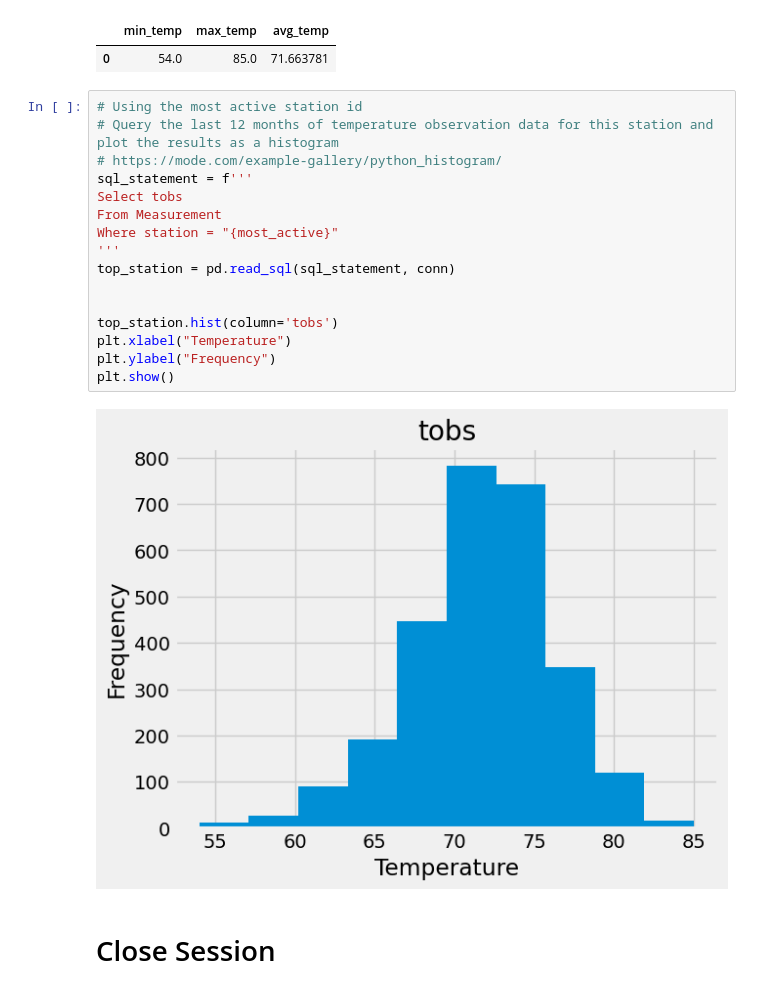
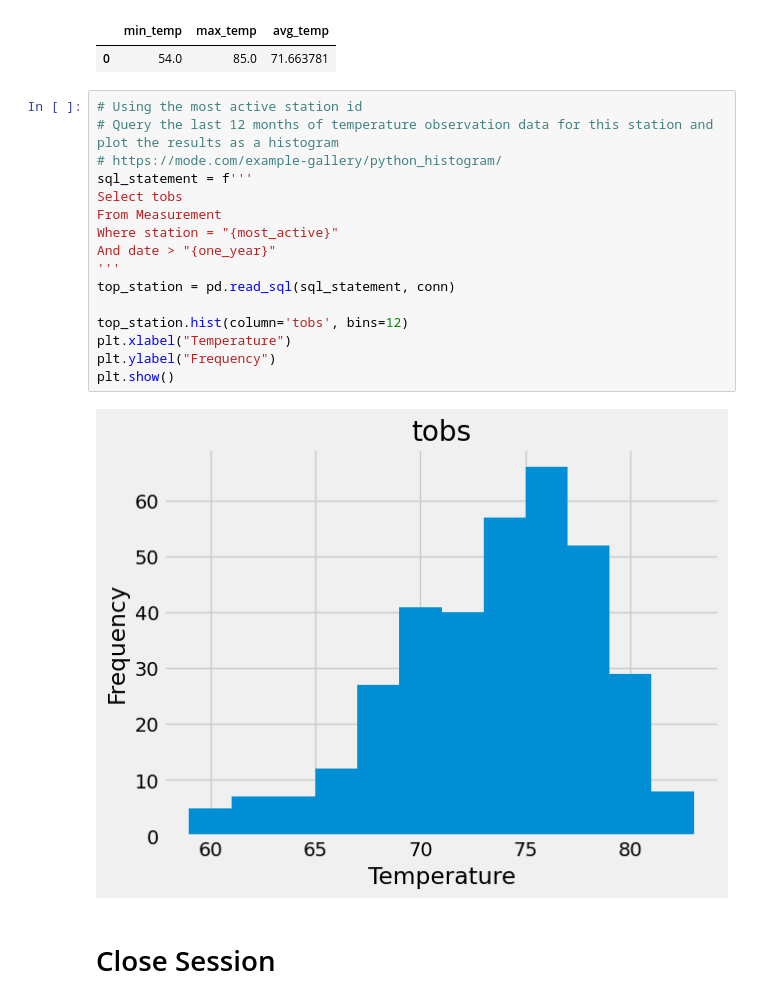
Before and after one commit to sma005/sqlalchemy-challenge, a Jupyter notebook: SurfsUp/climate_starter.ipynb, the cells around one changed output. Cells and saved outputs as stored; diff of their text form.

```diff
--- a/SurfsUp/climate_starter.ipynb
+++ b/SurfsUp/climate_starter.ipynb
@@ -162,21 +154,21 @@ central_measurement
 # %%
 # Using the most active station id
 # Query the last 12 months of temperature observation data for this station and plot the results as a histogram
 # https://mode.com/example-gallery/python_histogram/
 sql_statement = f'''
 Select tobs
 From Measurement
 Where station = "{most_active}"
+And date > "{one_year}"
 '''
 top_station = pd.read_sql(sql_statement, conn)
 
-
-top_station.hist(column='tobs')
+top_station.hist(column='tobs', bins=12)
 plt.xlabel("Temperature")
 plt.ylabel("Frequency")
 plt.show()
 # %% [output]
-[figure, old version]
+[figure, new version]
 # %% [markdown]
 # Close Session
 # %%
```
Also changed, not shown: parts of 1 cell of this notebook, 3 other files.
